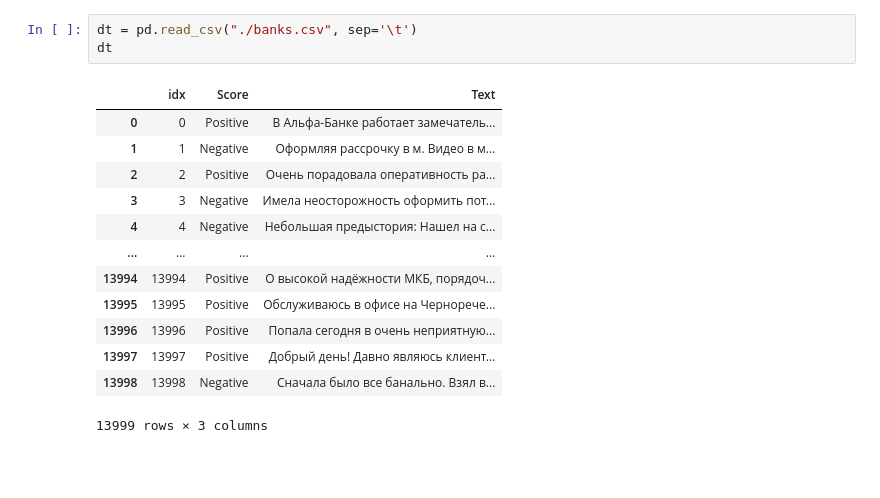
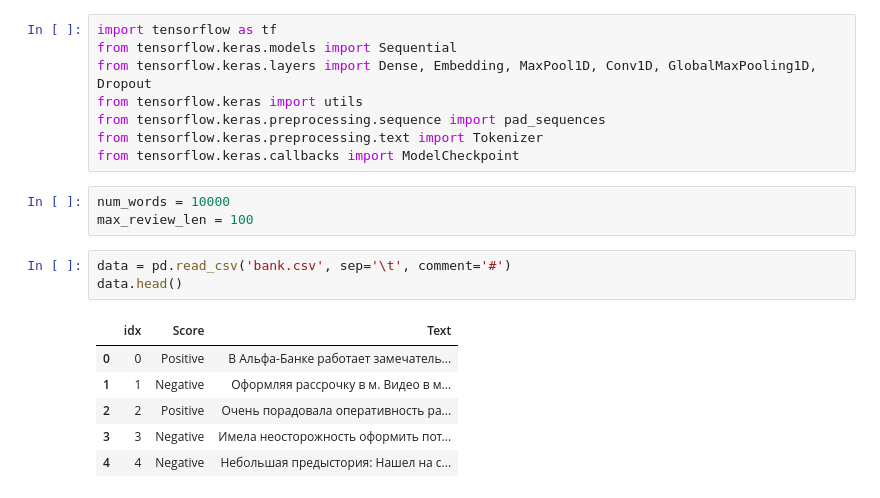
Before and after one commit to liqwertyy/schoolX_python, a Jupyter notebook: jupyter/classification/classification.ipynb, the cells around one changed output. Saved outputs shown, nothing was run; the diff lists cells and outputs as text; blank space fills up the shorter version.

```diff
--- a/jupyter/classification/classification.ipynb
+++ b/jupyter/classification/classification.ipynb
@@ -5,17 +123,21 @@ import gensim.downloader
+# %%
+import tensorflow as tf
+from tensorflow.keras.models import Sequential
+from tensorflow.keras.layers import Dense, Embedding, MaxPool1D, Conv1D, GlobalMaxPooling1D, Dropout
+from tensorflow.keras import utils
+from tensorflow.keras.preprocessing.sequence import pad_sequences
+from tensorflow.keras.preprocessing.text import Tokenizer
+from tensorflow.keras.callbacks import ModelCheckpoint
+# %%
+num_words = 10000
+max_review_len = 100
 # %%
-dt = pd.read_csv("./banks.csv", sep='\t')
-dt
+data = pd.read_csv('bank.csv', sep='\t', comment='#')
+data.head()
 # %% [output]
 |  | idx | Score | Text |
 | 0 | 0 | Positive | В Альфа-Банке работает замечатель... |
 | 1 | 1 | Negative | Оформляя рассрочку в м. Видео в м... |
 | 2 | 2 | Positive | Очень порадовала оперативность ра... |
 | 3 | 3 | Negative | Имела неосторожность оформить пот... |
 | 4 | 4 | Negative | Небольшая предыстория: Нашел на с... |
-| ... | ... | ... | ... |
-| 13994 | 13994 | Positive | О высокой надёжности МКБ, порядоч... |
-| 13995 | 13995 | Positive | Обслуживаюсь в офисе на Чернорече... |
-| 13996 | 13996 | Positive | Попала сегодня в очень неприятную... |
-| 13997 | 13997 | Positive | Добрый день! Давно являюсь клиент... |
-| 13998 | 13998 | Negative | Сначала было все банально. Взял в... |
-13999 rows × 3 columns
```
Also changed, not shown: parts of 67 cells of this notebook, 1 other file.
